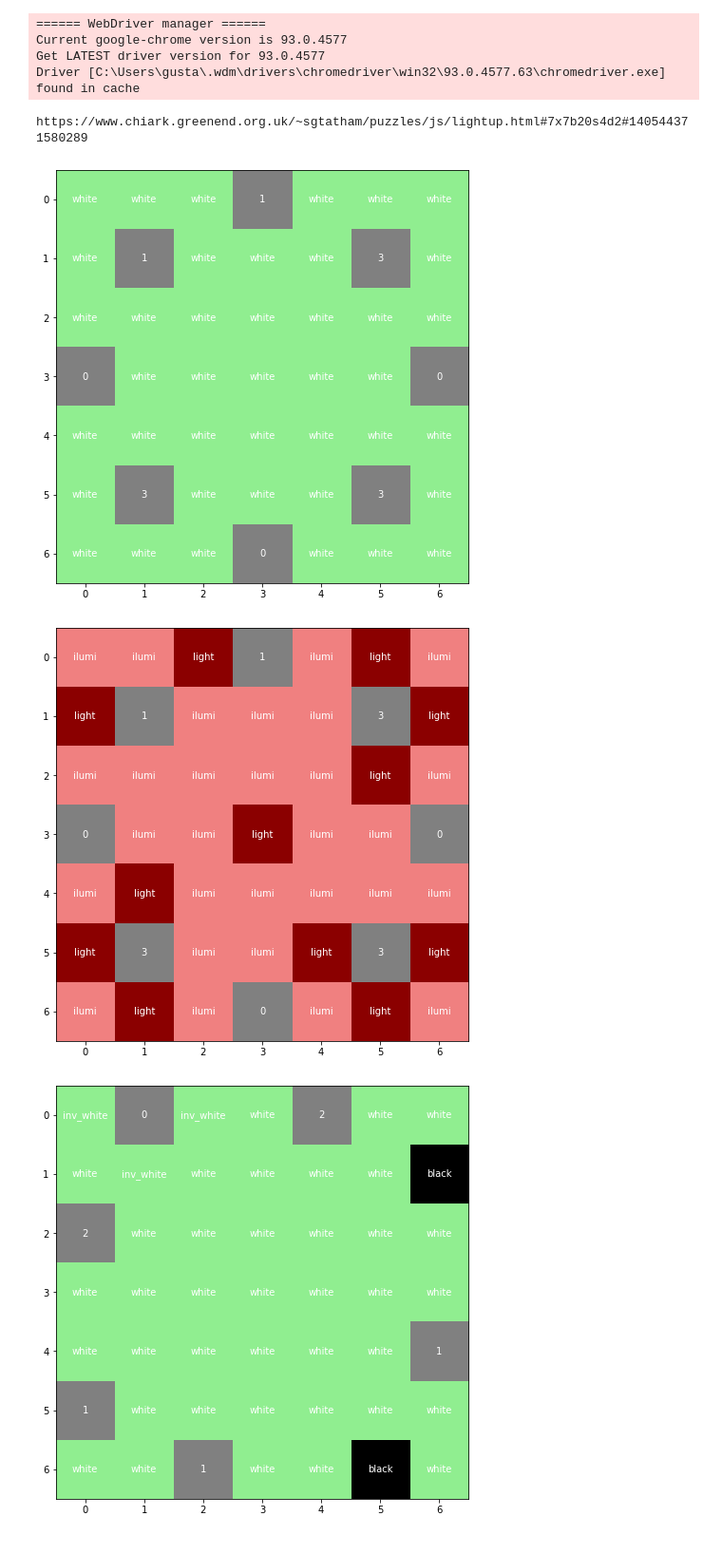
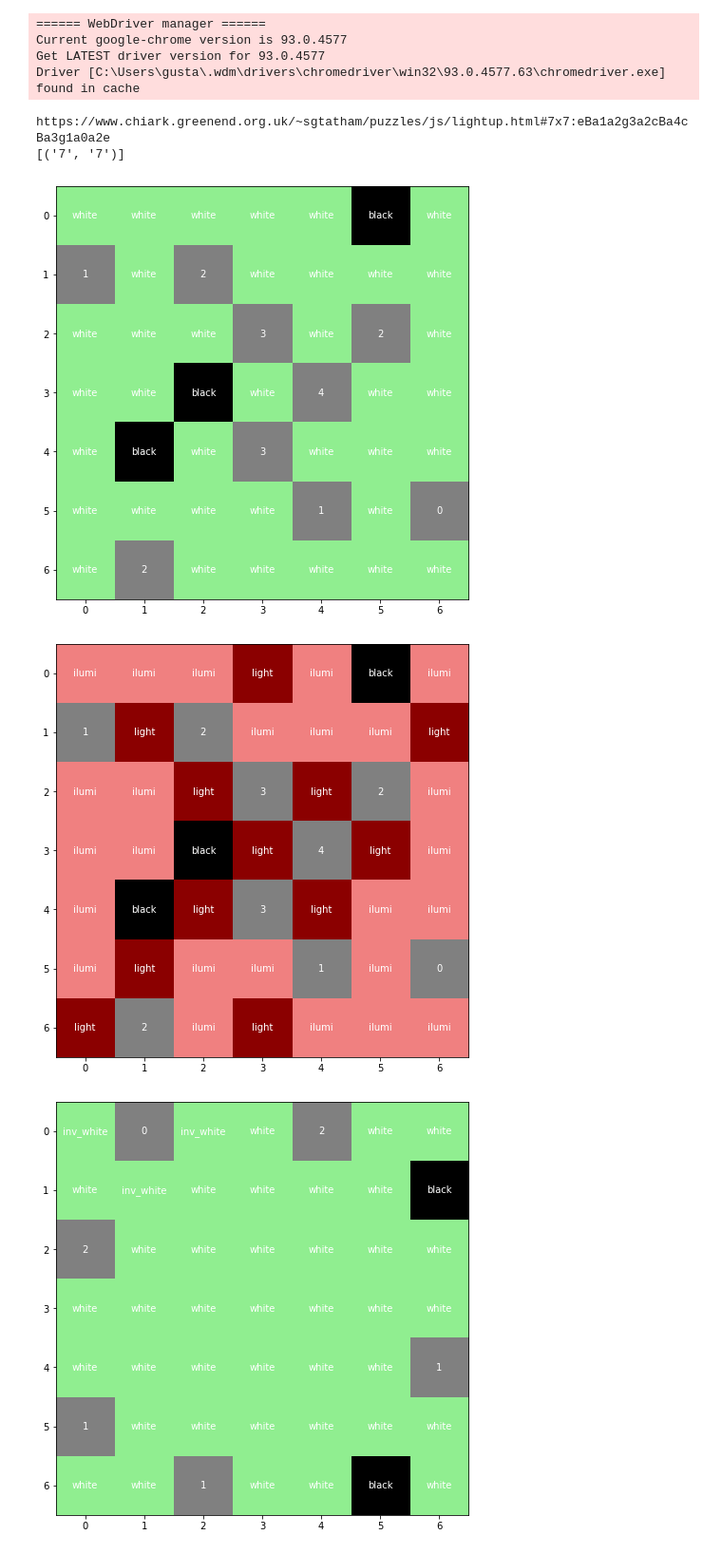
Before and after one commit to montanha22/ctc17, a Jupyter notebook: lab1/q2/main.ipynb, the cells around one changed output. Shown at 95% size. Cells and saved outputs as stored; diff of their text form; code cells hidden in the pictures.

```diff
--- a/lab1/q2/main.ipynb
+++ b/lab1/q2/main.ipynb
@@ -125,19 +125,21 @@ if DOWNLOAD_NEW_BOARDS:
 else:
     get_random_board = lambda: np.load(random.choice(glob.glob('./boards/*.npy')))
 
-board = get_random_board()
+board = get_random_board(
+    url = "https://www.chiark.greenend.org.uk/~sgtatham/puzzles/js/lightup.html#7x7:eBa1a2g3a2cBa4cBa3g1a0a2e")
 
 if DOWNLOAD_NEW_BOARDS:
     np.save(f"boards/{datetime.now().strftime('%Y%m%d%H%M%S')}", board)
 
-plot_board(board).savefig("problema.eps");
+plot_board(board).savefig("problema.eps", bbox_inches='tight');
 # %% [output]
 ====== WebDriver manager ======
 Current google-chrome version is 93.0.4577
 Get LATEST driver version for 93.0.4577
 Driver [C:\Users\gusta\.wdm\drivers\chromedriver\win32\93.0.4577.63\chromedriver.exe] found in cache
-https://www.chiark.greenend.org.uk/~sgtatham/puzzles/js/lightup.html#7x7b20s4d2#140544371580289
+https://www.chiark.greenend.org.uk/~sgtatham/puzzles/js/lightup.html#7x7:eBa1a2g3a2cBa4cBa3g1a0a2e
+[('7', '7')]
-[figure, old version]
+[figure, new version]
 # %%
 # create start and goal nodes
 start_node = GameNode(board)
@@ -150,9 +152,9 @@ start_node.h = start_node.calculate_heuristic_cost(goal_node)
 result, open_nodes, closed_nodes = a_star(start_node, goal_node)
 final_result = np.where((start_node.board >= 0) & (start_node.board <= 4), start_node.board, result.board)
 # %%
-plot_board(final_result).savefig("solução.eps");
+plot_board(final_result).savefig("solução.eps", bbox_inches='tight');
 # %% [output]
-[figure, old version]
+[figure, new version]
 # %%
 x = result
 path = [x]
```
Also changed, not shown: 21 other files.
